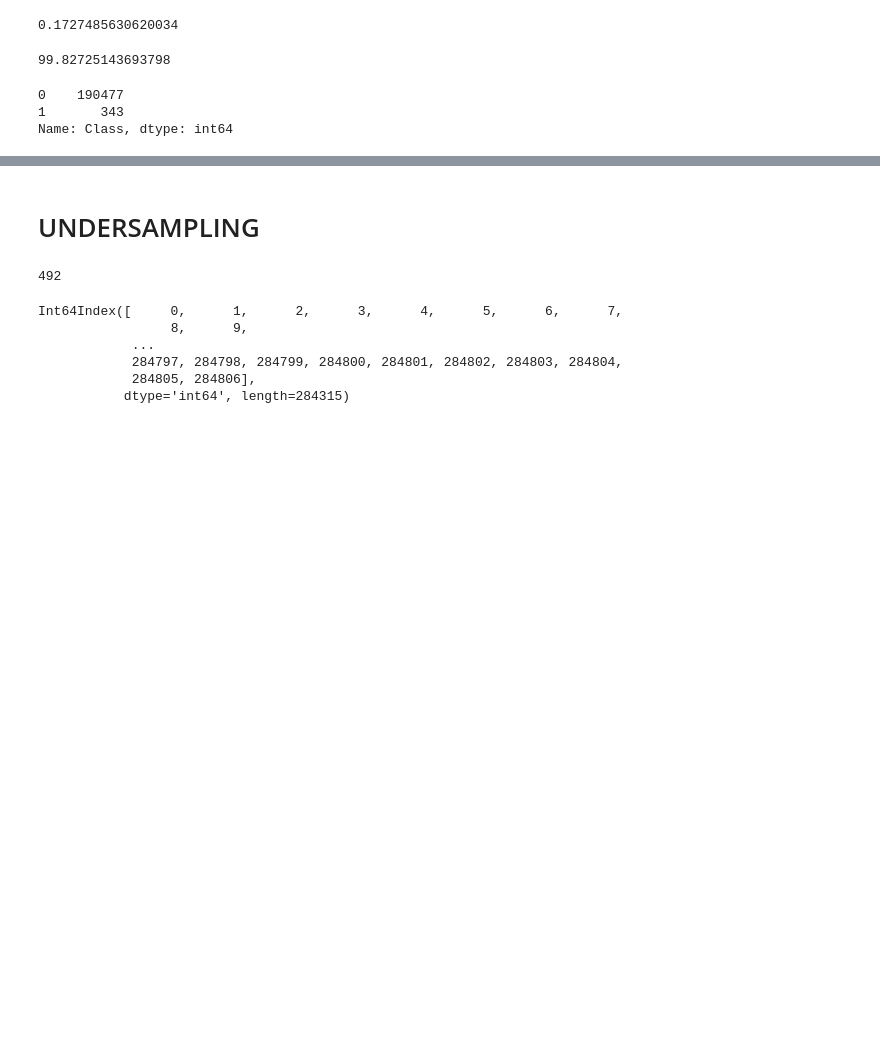
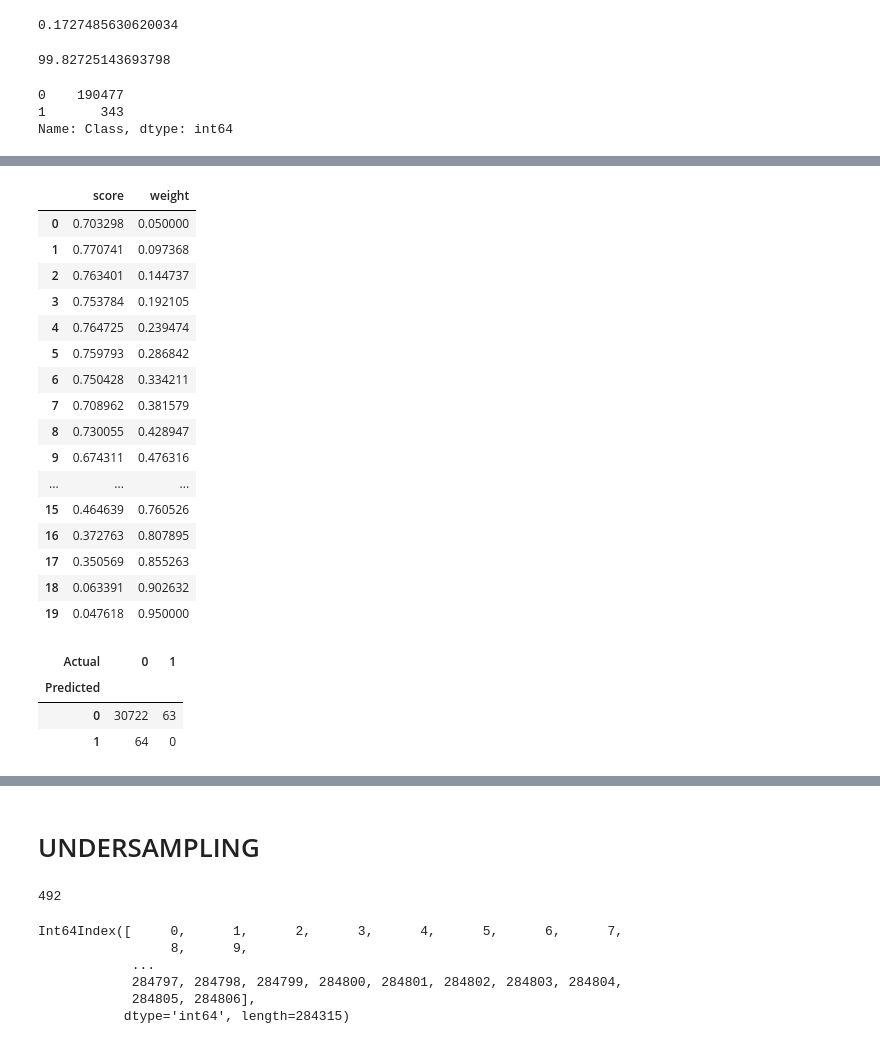
Before and after one commit to bhattbhavesh91/imbalance_class_sklearn, a Jupyter notebook: imbalance_class_undersampling_oversampling.ipynb, the cells around one changed output, grey strips where cells are left out. Drawn from its saved outputs; the diff is of its cells as text; code cells hidden in the pictures; blank space fills up the shorter version.

```diff
--- a/imbalance_class_undersampling_oversampling.ipynb
+++ b/imbalance_class_undersampling_oversampling.ipynb
@@ -81,0 +177,20 @@ Y_Test_Pred = clf.predict(X_test)
+# %%
+data_out
+# %% [output]
+|  | score | weight |
+| 0 | 0.703298 | 0.050000 |
+| 1 | 0.770741 | 0.097368 |
+| 2 | 0.763401 | 0.144737 |
+| 3 | 0.753784 | 0.192105 |
+| 4 | 0.764725 | 0.239474 |
+| 5 | 0.759793 | 0.286842 |
+| 6 | 0.750428 | 0.334211 |
+| 7 | 0.708962 | 0.381579 |
+| 8 | 0.730055 | 0.428947 |
+| 9 | 0.674311 | 0.476316 |
+| ... | ... | ... |
+| 15 | 0.464639 | 0.760526 |
+| 16 | 0.372763 | 0.807895 |
+| 17 | 0.350569 | 0.855263 |
+| 18 | 0.063391 | 0.902632 |
+| 19 | 0.047618 | 0.950000 |
@@ -82,3 +201,11 @@ Y_Test_Pred = clf.predict(X_test)
+# %%
+pd.crosstab(pd.Series(Y_Test_Pred, name = 'Predicted'),
+            pd.Series(Y_test[target], name = 'Actual'))
+# %% [output]
+| Actual | 0 | 1 |
+| Predicted |  |  |
+| 0 | 30722 | 63 |
+| 1 | 64 | 0 |
 # %%
 generate_model_report(Y_test, Y_Test_Pred)
 # %% [output]
```
Also changed, not shown: parts of 26 cells of this notebook.
